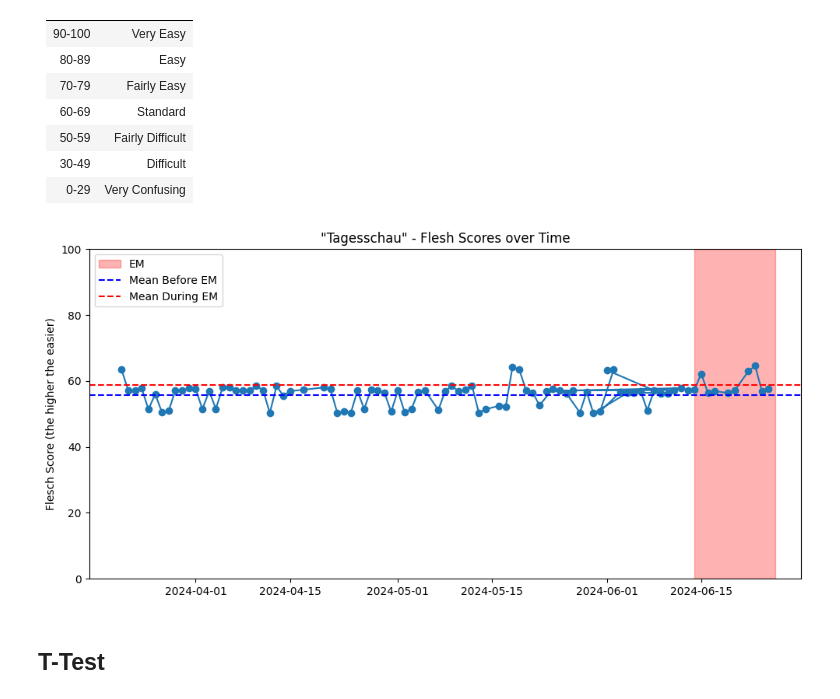
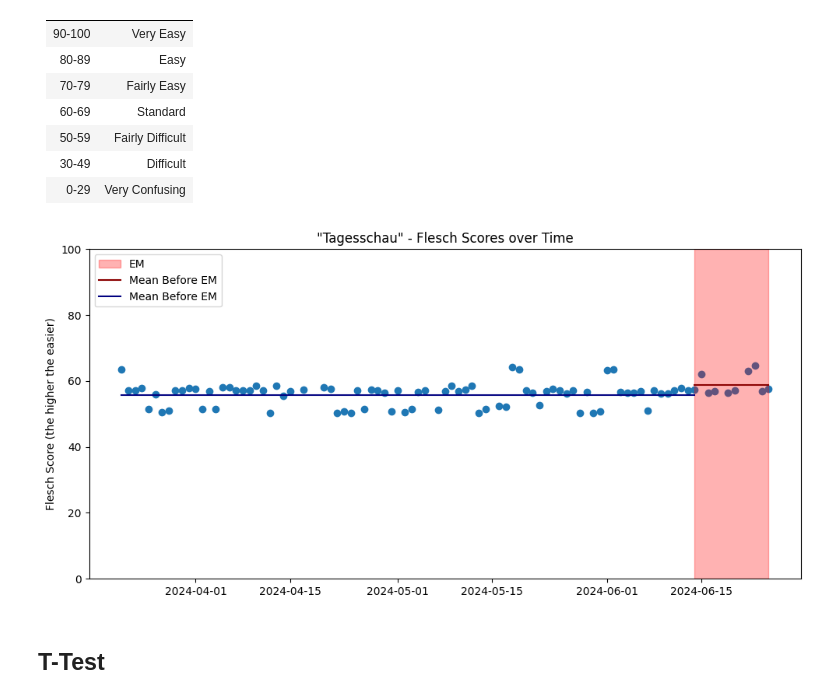
Before and after one commit to thhaase/tagesschau_em_languagelevel, a Jupyter notebook: analyse.ipynb, the cells around one changed output. Cells and saved outputs as stored; diff of their text form; code cells hidden in the pictures.

Commit message:
nicer plot

```diff
--- a/analyse.ipynb
+++ b/analyse.ipynb
@@ -109,26 +109,34 @@ Die EM startete am 14. Juni.
 # %%
 df['date'] = pd.to_datetime(df['date'], errors='coerce')
 df = df.dropna(subset=['date'])
 
-mean_before_em = df[df['date'] < pd.to_datetime("2024-06-14")]['flesch'].mean()
-mean_during_em = df[(df['date'] >= pd.to_datetime("2024-06-14")) & (df['date'] <= pd.to_datetime(max(df['date'])))]['flesch'].mean()
+start_date = pd.to_datetime("2024-06-14")
+end_date = pd.to_datetime(max(df['date']))
 
 
+mean_before_em = df[df['date'] < start_date]['flesch'].mean()
+mean_during_em = df[(df['date'] >= start_date) & (df['date'] <= end_date)]['flesch'].mean()
+
+
+# Plotting
 plt.figure(figsize=(10, 5))
-plt.plot(df['date'], df['flesch'], marker='o')
-plt.axvspan(pd.to_datetime("2024-06-14"), pd.to_datetime("2024-06-26"), color='red', alpha=0.3, label='EM')
-plt.axhline(y=mean_before_em, color='blue', linestyle='--', label='Mean Before EM')
-plt.axhline(y=mean_during_em, color='red', linestyle='--', label='Mean During EM')
+plt.scatter(df['date'], df['flesch'], marker='o')
+plt.axvspan(start_date, end_date, color='red', alpha=0.3, label='EM')
+
+plt.plot([start_date, end_date], [mean_during_em, mean_during_em], color='darkred', linestyle='-', label='Mean Before EM')
+plt.plot([pd.to_datetime(min(df['date'])), start_date], [mean_before_em, mean_before_em], color='navy', linestyle='-', label='Mean Before EM')
+
+
 plt.ylabel('Flesch Score (the higher the easier)')
-plt.title('"Tagesschau" - Flesh Scores over Time')
+plt.title('"Tagesschau" - Flesch Scores over Time')
 plt.grid(False)
 plt.ylim(0, 100)
 plt.tight_layout()
 plt.legend()
 
 plt.show()
 # %% [output]
-[figure, old version]
+[figure, new version]
 # %% [markdown]
 ## T-Test
 # %%
```
